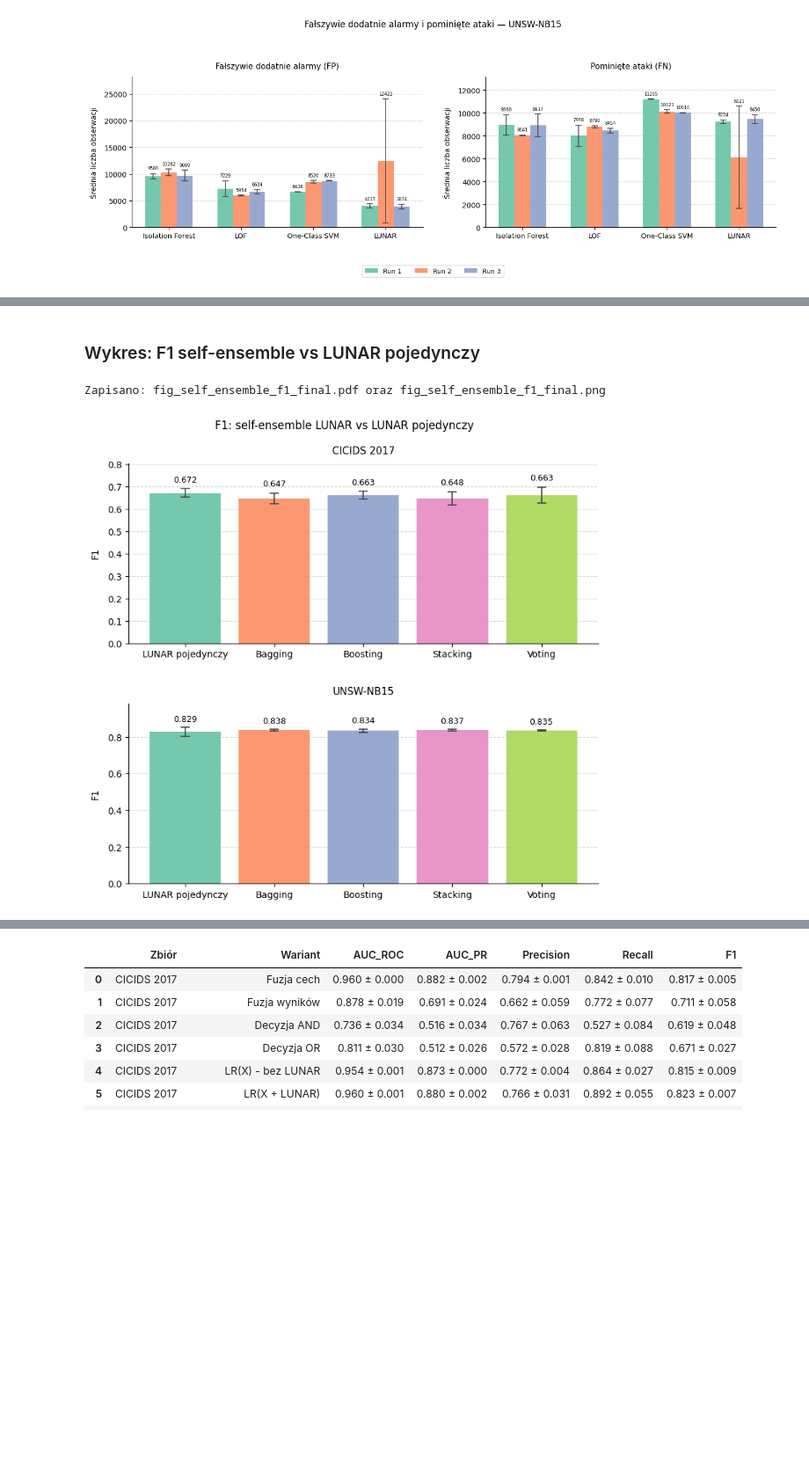
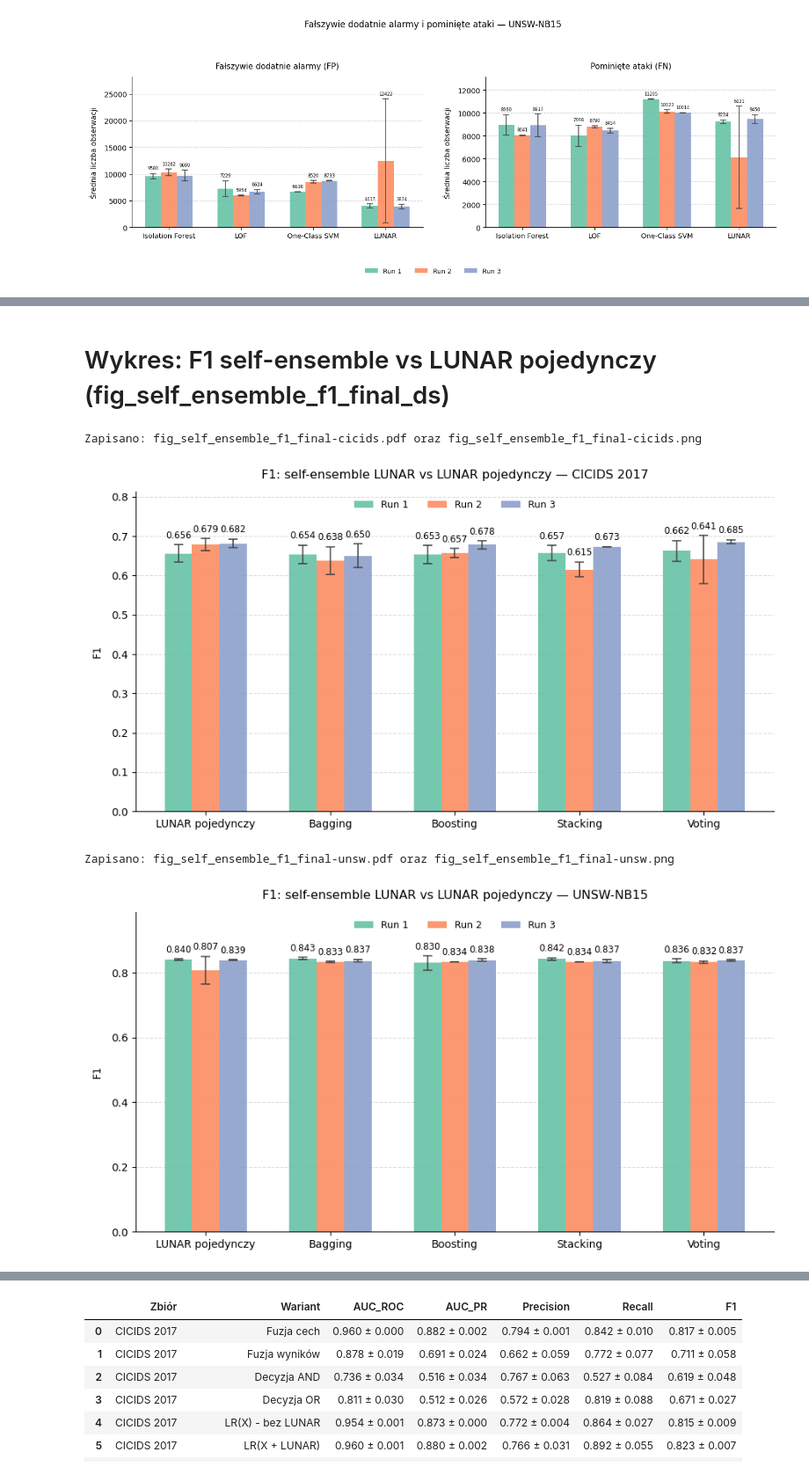
Before and after one commit to aiseeyaa/hybrid_LUNAR, a Jupyter notebook: notebooks/results_analysis_final_2seeds.ipynb, the cells around one changed output, grey strips where cells are left out. Shown at 88% size. Saved outputs shown, nothing was run; the diff lists cells and outputs as text; code cells hidden in the pictures; blank space fills up the shorter version.

Commit message:
first correction new visuals v2

```diff
--- a/notebooks/results_analysis_final_2seeds.ipynb
+++ b/notebooks/results_analysis_final_2seeds.ipynb
@@ -1842,10 +1827,12 @@ LUNAR pojedynczy & 3 & 2 & $0{,}894 \pm 0{,}005$ & $0{,}932 \pm 0{,}004$ & $0{,}
 
 Źródło: opracowanie własne.
 # %% [markdown]
-### Wykres: F1 self-ensemble vs LUNAR pojedynczy
+# Wykres: F1 self-ensemble vs LUNAR pojedynczy (fig_self_ensemble_f1_final_ds)
 # %%
-bar_by_dataset(SELF_ENSEMBLE, 'F1', 'fig_self_ensemble_f1_final', 'F1', 'F1: self-ensemble LUNAR vs LUNAR pojedynczy')
+bar_per_dataset(SELF_ENSEMBLE, 'F1', 'fig_self_ensemble_f1_final', 'F1', 'F1: self-ensemble LUNAR vs LUNAR pojedynczy')
 # %% [output]
-Zapisano: fig_self_ensemble_f1_final.pdf oraz fig_self_ensemble_f1_final.png
+Zapisano: fig_self_ensemble_f1_final-cicids.pdf oraz fig_self_ensemble_f1_final-cicids.png
-[figure, old version]
+[figure, new version]
+Zapisano: fig_self_ensemble_f1_final-unsw.pdf oraz fig_self_ensemble_f1_final-unsw.png
+[figure, added]
 # %% [markdown]
```
Also changed, not shown: parts of 16 cells of this notebook, 40 other files.
